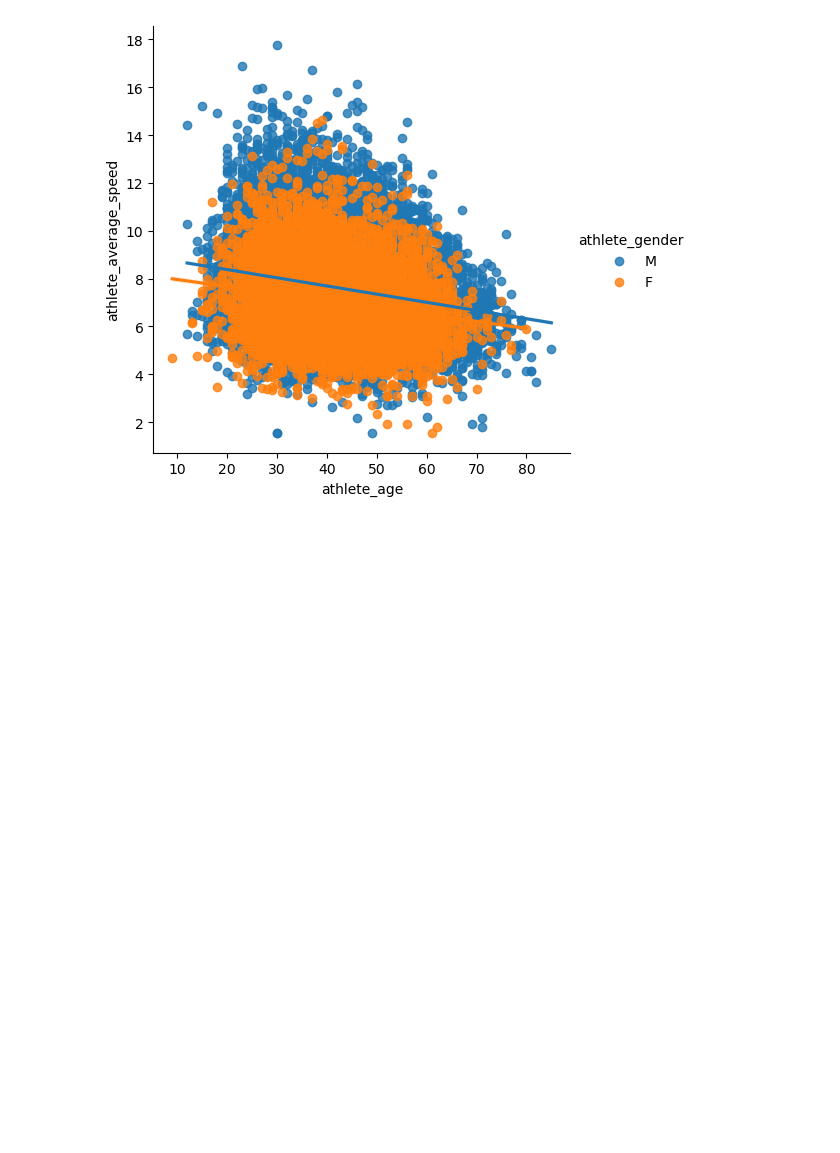
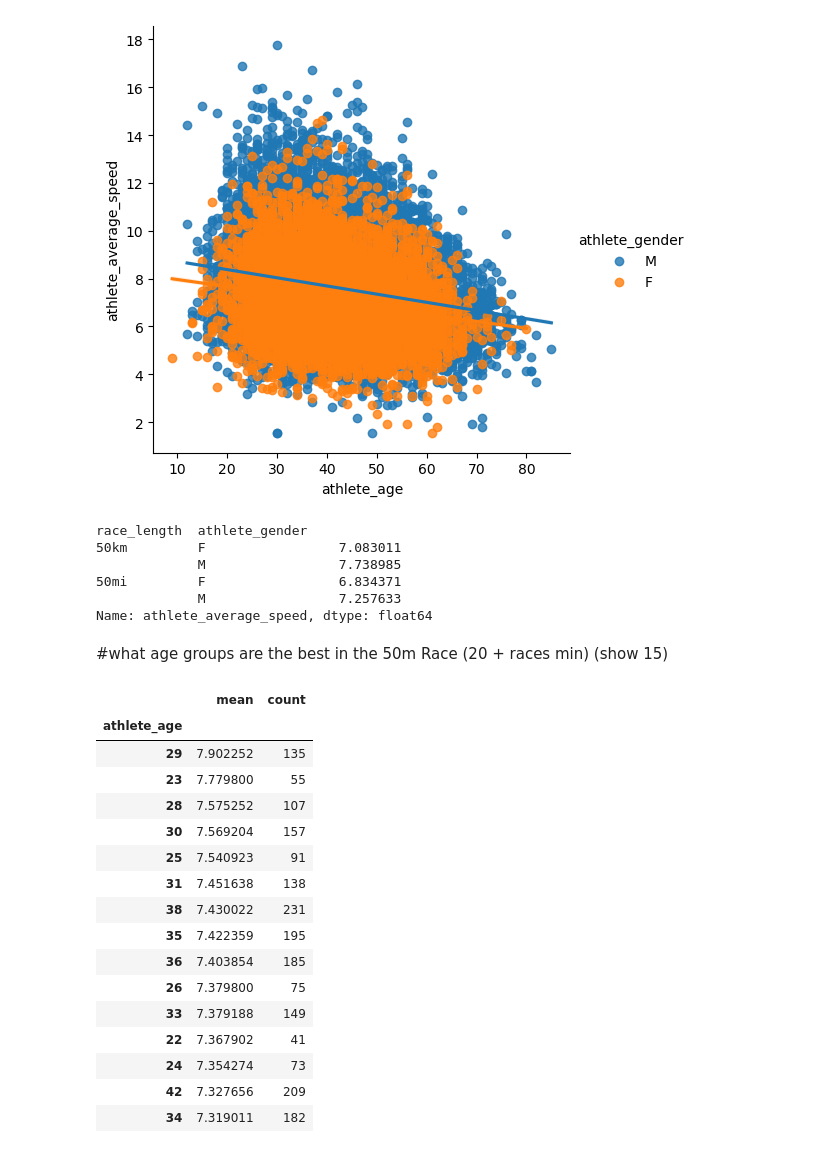
Before and after one commit to tomsclater/marathon-dataset, a Jupyter notebook: Data set - Marathons.ipynb, the cells around one changed output. Saved outputs shown, nothing was run; the diff lists cells and outputs as text; code cells hidden in the pictures; blank space fills up the shorter version.

```diff
--- a/Data set - Marathons.ipynb
+++ b/Data set - Marathons.ipynb
@@ -431,3 +431,34 @@ sns.lmplot(data=df3, x='athlete_age', y='athlete_average_speed', hue = 'athlete_
 #athlete_average_speed
 # %%
 #Difference in speed for the 50k, 50mi male to female
+# %%
+df3.groupby(['race_length', 'athlete_gender'])['athlete_average_speed'].mean()
+# %% [output]
+race_length  athlete_gender
+50km         F                 7.083011
+             M                 7.738985
+50mi         F                 6.834371
+             M                 7.257633
+Name: athlete_average_speed, dtype: float64
+# %% [markdown]
+#what age groups are the best in the 50m Race (20 + races min) (show 15)
+# %%
+df3.query('race_length == "50mi"').groupby('athlete_age')['athlete_average_speed'].agg(['mean', 'count']).sort_values('mean', ascending = False).query('count>19').head(15)
+# %% [output]
+|  | mean | count |
+| athlete_age |  |  |
+| 29 | 7.902252 | 135 |
+| 23 | 7.779800 | 55 |
+| 28 | 7.575252 | 107 |
+| 30 | 7.569204 | 157 |
+| 25 | 7.540923 | 91 |
+| 31 | 7.451638 | 138 |
+| 38 | 7.430022 | 231 |
+| 35 | 7.422359 | 195 |
+| 36 | 7.403854 | 185 |
+| 26 | 7.379800 | 75 |
+| 33 | 7.379188 | 149 |
+| 22 | 7.367902 | 41 |
+| 24 | 7.354274 | 73 |
+| 42 | 7.327656 | 209 |
+| 34 | 7.319011 | 182 |
```
Also changed, not shown: parts of 9 cells of this notebook.
